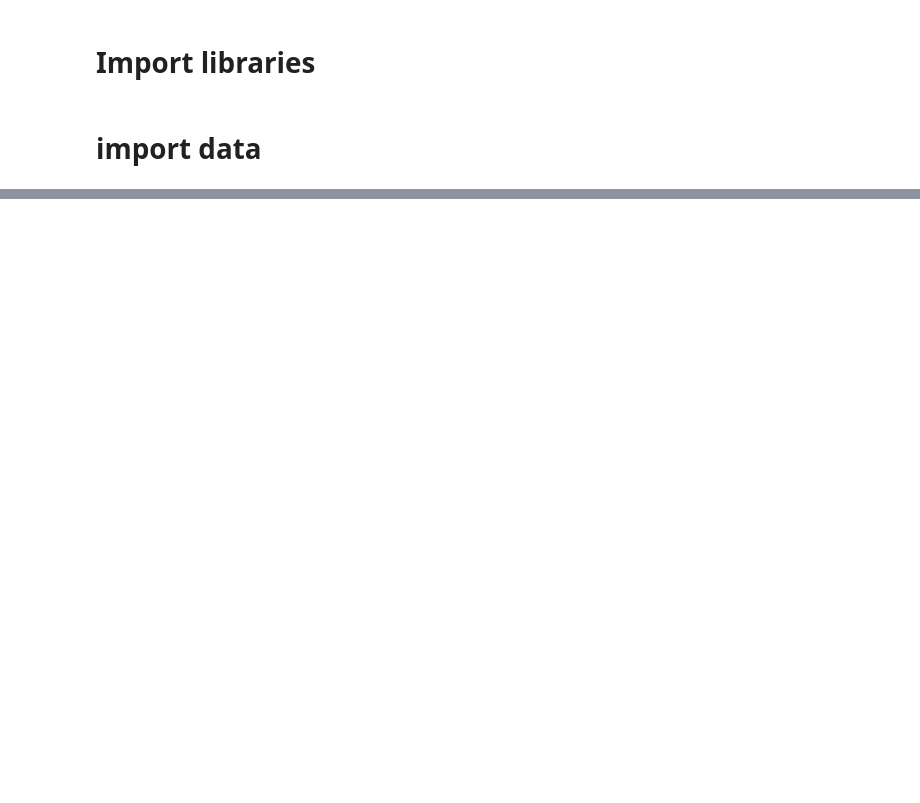
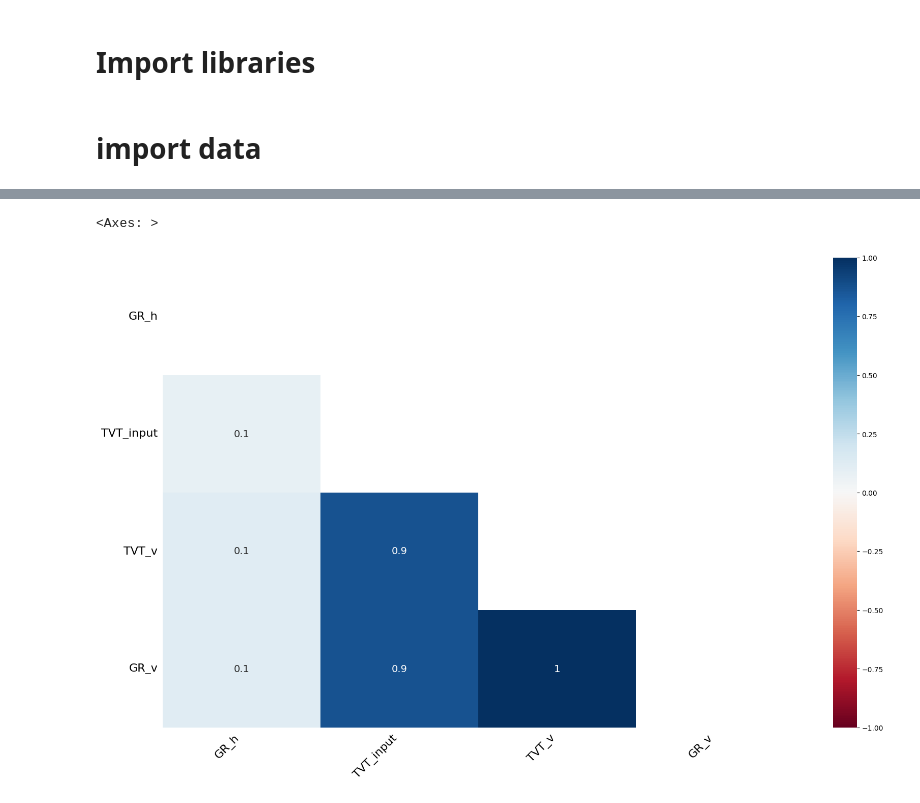
Before and after one commit to affogato-lab/rogii-crepe, a Jupyter notebook: oil-drill.ipynb, the cells around one changed output, grey strips where cells are left out. Cells and saved outputs as stored; diff of their text form; code cells hidden in the pictures; blank space fills up the shorter version.

Commit message:
Kaggle Notebook | 🛢️Oil Drill | Version 5

```diff
--- a/oil-drill.ipynb
+++ b/oil-drill.ipynb
@@ -35,7 +37,10 @@ def read_data(path):
     return result_df
 # %%
 path_train = '/kaggle/input/competitions/rogii-wellbore-geology-prediction/train/'
+path_test = '/kaggle/input/competitions/rogii-wellbore-geology-prediction/test/'
+
 train_df = read_data(path_train)
+test_df = read_data(path_test)
 # %%
 train_df
 # %% [output]
@@ -54,0 +126,5 @@ train_df
+# %%
+msno.heatmap(test_df)
+# %% [output]
+<Axes: >
+[figure, added]
```
Also changed, not shown: parts of 20 cells of this notebook.
